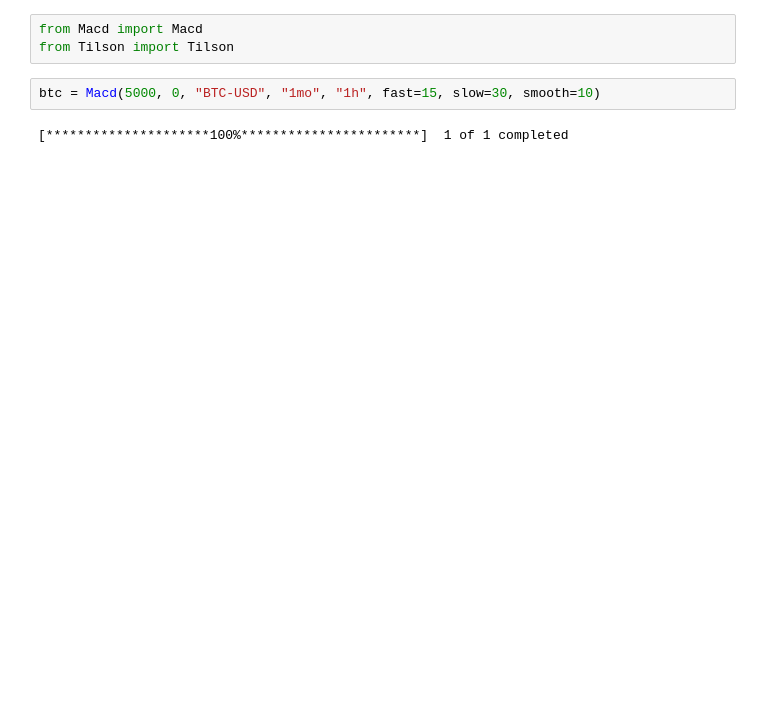
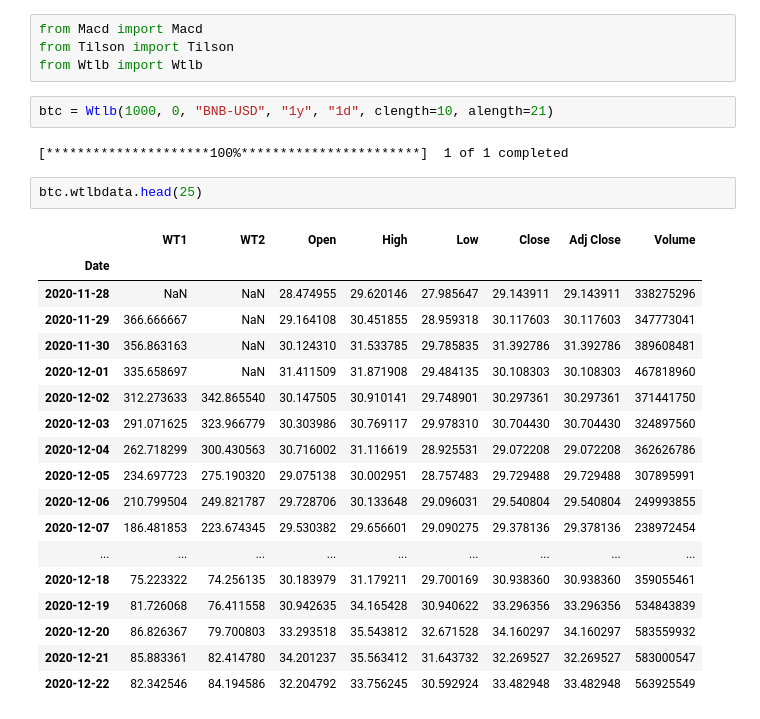
Before and after one commit to metalun4/Backtests, a Jupyter notebook: Backtest.ipynb, the cells around one changed output. Saved outputs shown, nothing was run; the diff lists cells and outputs as text; blank space fills up the shorter version.

```diff
--- a/Backtest.ipynb
+++ b/Backtest.ipynb
@@ -1,8 +1,30 @@
 # %%
 from Macd import Macd
 from Tilson import Tilson
+from Wtlb import Wtlb
-# %%
-btc = Macd(5000, 0, "BTC-USD", "1mo", "1h", fast=15, slow=30, smooth=10)
-# %% [output]
-[*********************100%***********************]  1 of 1 completed
+# %%
+btc = Wtlb(1000, 0, "BNB-USD", "1y", "1d", clength=10, alength=21)
+# %% [output]
+[*********************100%***********************]  1 of 1 completed
+# %%
+btc.wtlbdata.head(25)
+# %% [output]
+|  | WT1 | WT2 | Open | High | Low | Close | Adj Close | Volume |
+| Date |  |  |  |  |  |  |  |  |
+| 2020-11-28 | NaN | NaN | 28.474955 | 29.620146 | 27.985647 | 29.143911 | 29.143911 | 338275296 |
+| 2020-11-29 | 366.666667 | NaN | 29.164108 | 30.451855 | 28.959318 | 30.117603 | 30.117603 | 347773041 |
+| 2020-11-30 | 356.863163 | NaN | 30.124310 | 31.533785 | 29.785835 | 31.392786 | 31.392786 | 389608481 |
+| 2020-12-01 | 335.658697 | NaN | 31.411509 | 31.871908 | 29.484135 | 30.108303 | 30.108303 | 467818960 |
+| 2020-12-02 | 312.273633 | 342.865540 | 30.147505 | 30.910141 | 29.748901 | 30.297361 | 30.297361 | 371441750 |
+| 2020-12-03 | 291.071625 | 323.966779 | 30.303986 | 30.769117 | 29.978310 | 30.704430 | 30.704430 | 324897560 |
+| 2020-12-04 | 262.718299 | 300.430563 | 30.716002 | 31.116619 | 28.925531 | 29.072208 | 29.072208 | 362626786 |
+| 2020-12-05 | 234.697723 | 275.190320 | 29.075138 | 30.002951 | 28.757483 | 29.729488 | 29.729488 | 307895991 |
+| 2020-12-06 | 210.799504 | 249.821787 | 29.728706 | 30.133648 | 29.096031 | 29.540804 | 29.540804 | 249993855 |
+| 2020-12-07 | 186.481853 | 223.674345 | 29.530382 | 29.656601 | 29.090275 | 29.378136 | 29.378136 | 238972454 |
+| ... | ... | ... | ... | ... | ... | ... | ... | ... |
+| 2020-12-18 | 75.223322 | 74.256135 | 30.183979 | 31.179211 | 29.700169 | 30.938360 | 30.938360 | 359055461 |
+| 2020-12-19 | 81.726068 | 76.411558 | 30.942635 | 34.165428 | 30.940622 | 33.296356 | 33.296356 | 534843839 |
+| 2020-12-20 | 86.826367 | 79.700803 | 33.293518 | 35.543812 | 32.671528 | 34.160297 | 34.160297 | 583559932 |
+| 2020-12-21 | 85.883361 | 82.414780 | 34.201237 | 35.563412 | 31.643732 | 32.269527 | 32.269527 | 583000547 |
+| 2020-12-22 | 82.342546 | 84.194586 | 32.204792 | 33.756245 | 30.592924 | 33.482948 | 33.482948 | 563925549 |
 # %%
```
Also changed, not shown: parts of 7 cells of this notebook, 2 other files.
